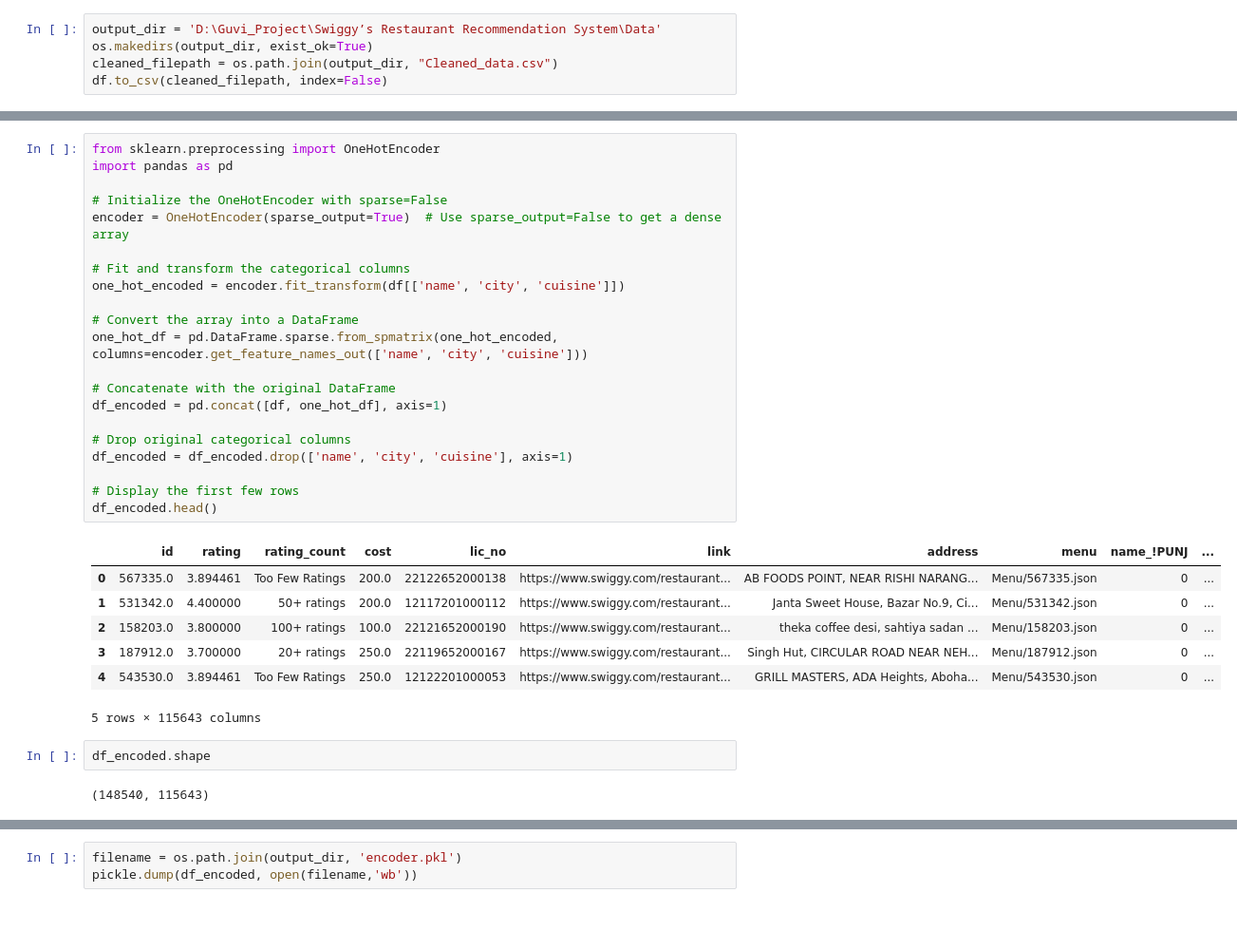
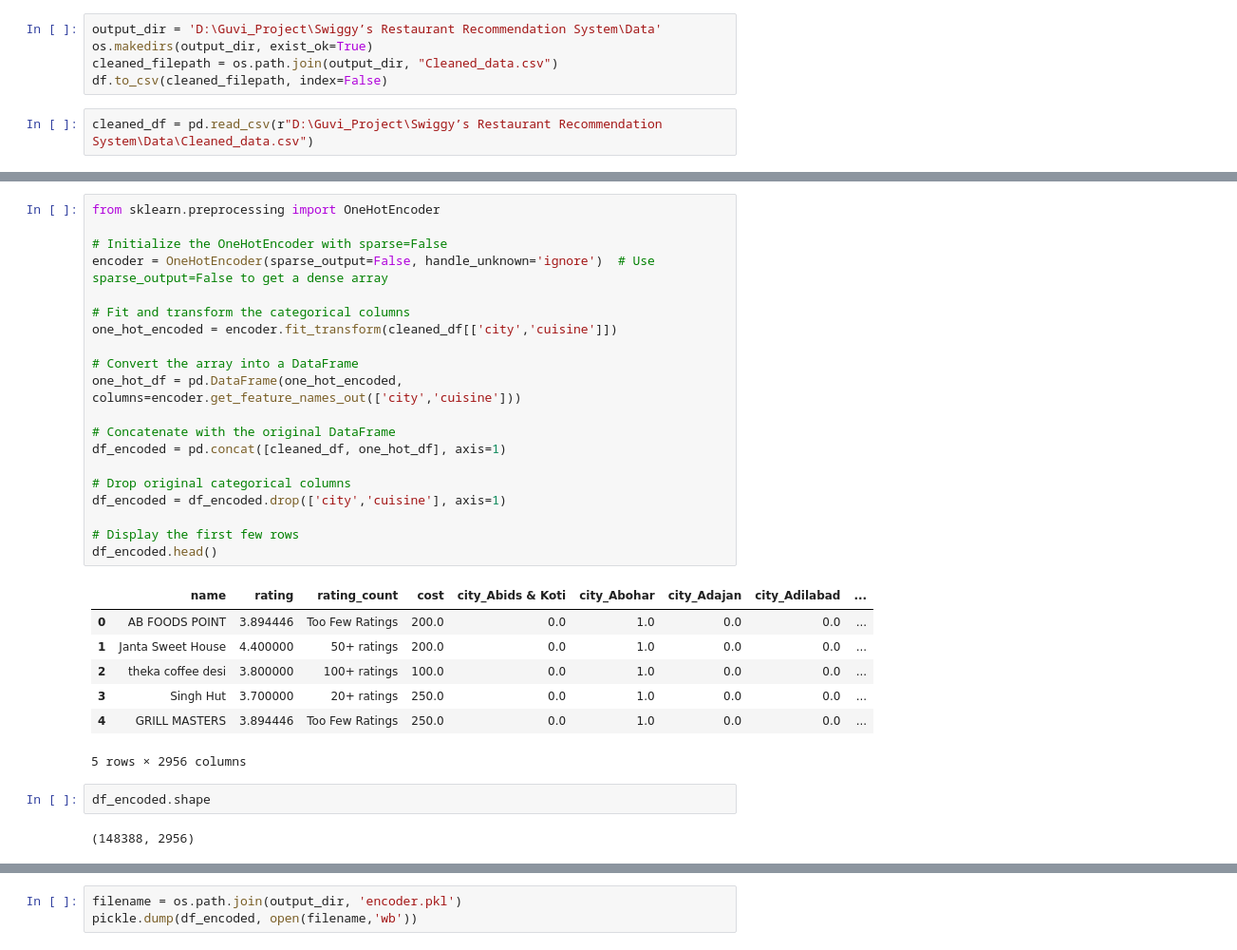
Before and after one commit to Shanchai-bit/Swiggy-s-Restaurant-Recommendation-System, a Jupyter notebook: swiggy.ipynb, the cells around one changed output, grey strips where cells are left out. Shown at 95% size. Cells and saved outputs as stored; diff of their text form; blank space fills up the shorter version.

```diff
--- a/swiggy.ipynb
+++ b/swiggy.ipynb
@@ -189,3 +181,5 @@ output_dir = 'D:\Guvi_Project\Swiggy’s Restaurant Recommendation System\Data'
 os.makedirs(output_dir, exist_ok=True)
 cleaned_filepath = os.path.join(output_dir, "Cleaned_data.csv")
 df.to_csv(cleaned_filepath, index=False)
+# %%
+cleaned_df = pd.read_csv(r"D:\Guvi_Project\Swiggy’s Restaurant Recommendation System\Data\Cleaned_data.csv")
@@ -192,33 +219,32 @@ df.to_csv(cleaned_filepath, index=False)
 # %%
 from sklearn.preprocessing import OneHotEncoder
-import pandas as pd
 
 # Initialize the OneHotEncoder with sparse=False
-encoder = OneHotEncoder(sparse_output=True)  # Use sparse_output=False to get a dense array
+encoder = OneHotEncoder(sparse_output=False, handle_unknown='ignore')  # Use sparse_output=False to get a dense array
 
 # Fit and transform the categorical columns
-one_hot_encoded = encoder.fit_transform(df[['name', 'city', 'cuisine']])
+one_hot_encoded = encoder.fit_transform(cleaned_df[['city','cuisine']])
 
 # Convert the array into a DataFrame
-one_hot_df = pd.DataFrame.sparse.from_spmatrix(one_hot_encoded, columns=encoder.get_feature_names_out(['name', 'city', 'cuisine']))
+one_hot_df = pd.DataFrame(one_hot_encoded, columns=encoder.get_feature_names_out(['city','cuisine']))
 
 # Concatenate with the original DataFrame
-df_encoded = pd.concat([df, one_hot_df], axis=1)
+df_encoded = pd.concat([cleaned_df, one_hot_df], axis=1)
 
 # Drop original categorical columns
-df_encoded = df_encoded.drop(['name', 'city', 'cuisine'], axis=1)
+df_encoded = df_encoded.drop(['city','cuisine'], axis=1)
 
 # Display the first few rows
 df_encoded.head()
 # %% [output]
-|  | id | rating | rating_count | cost | lic_no | link | address | menu | name_!PUNJ | ... |
-| 0 | 567335.0 | 3.894461 | Too Few Ratings | 200.0 | 22122652000138 | https://www.swiggy.com/restaurant... | AB FOODS POINT, NEAR RISHI NARANG... | Menu/567335.json | 0 | ... |
-| 1 | 531342.0 | 4.400000 | 50+ ratings | 200.0 | 12117201000112 | https://www.swiggy.com/restaurant... | Janta Sweet House, Bazar No.9, Ci... | Menu/531342.json | 0 | ... |
-| 2 | 158203.0 | 3.800000 | 100+ ratings | 100.0 | 22121652000190 | https://www.swiggy.com/restaurant... | theka coffee desi, sahtiya sadan ... | Menu/158203.json | 0 | ... |
-| 3 | 187912.0 | 3.700000 | 20+ ratings | 250.0 | 22119652000167 | https://www.swiggy.com/restaurant... | Singh Hut, CIRCULAR ROAD NEAR NEH... | Menu/187912.json | 0 | ... |
-| 4 | 543530.0 | 3.894461 | Too Few Ratings | 250.0 | 12122201000053 | https://www.swiggy.com/restaurant... | GRILL MASTERS, ADA Heights, Aboha... | Menu/543530.json | 0 | ... |
+|  | name | rating | rating_count | cost | city_Abids & Koti | city_Abohar | city_Adajan | city_Adilabad | ... |
+| 0 | AB FOODS POINT | 3.894446 | Too Few Ratings | 200.0 | 0.0 | 1.0 | 0.0 | 0.0 | ... |
+| 1 | Janta Sweet House | 4.400000 | 50+ ratings | 200.0 | 0.0 | 1.0 | 0.0 | 0.0 | ... |
+| 2 | theka coffee desi | 3.800000 | 100+ ratings | 100.0 | 0.0 | 1.0 | 0.0 | 0.0 | ... |
+| 3 | Singh Hut | 3.700000 | 20+ ratings | 250.0 | 0.0 | 1.0 | 0.0 | 0.0 | ... |
+| 4 | GRILL MASTERS | 3.894446 | Too Few Ratings | 250.0 | 0.0 | 1.0 | 0.0 | 0.0 | ... |
-5 rows × 115643 columns
+5 rows × 2956 columns
 # %%
 df_encoded.shape
 # %% [output]
-(148540, 115643)
+(148388, 2956)
```
Also changed, not shown: parts of 16 cells of this notebook.
